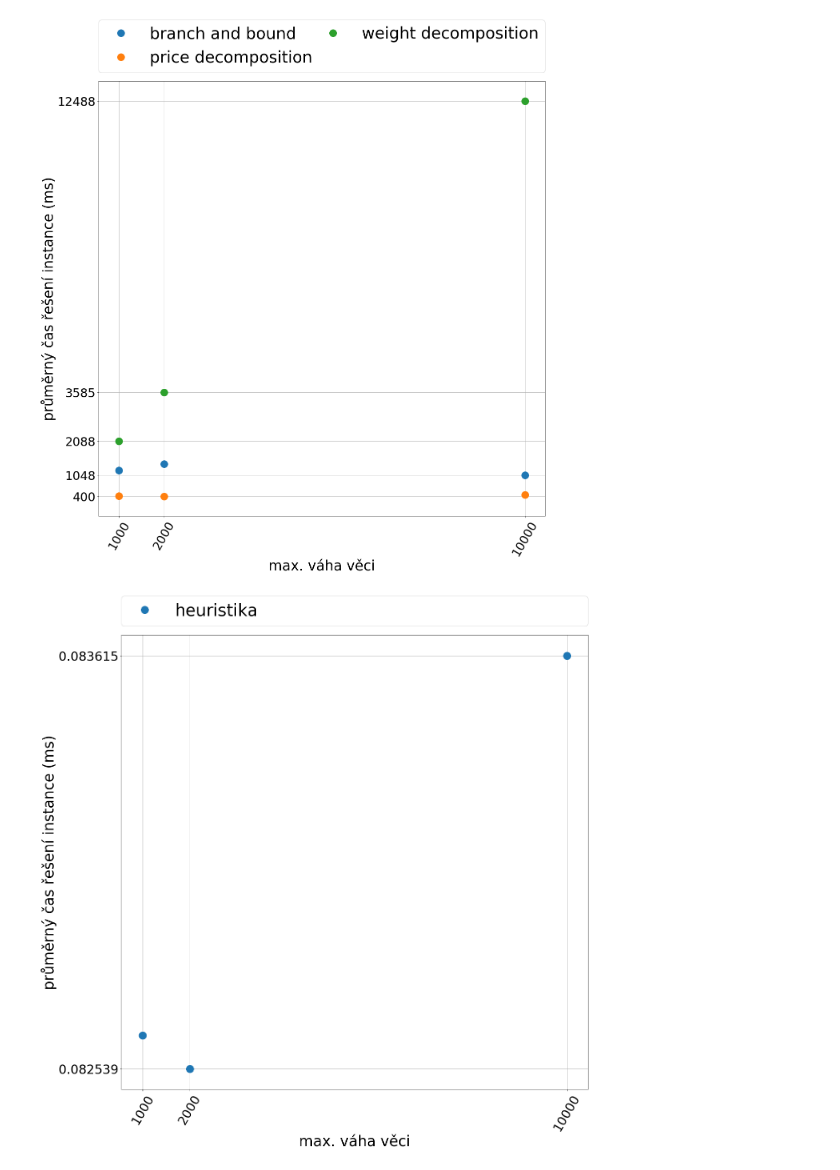
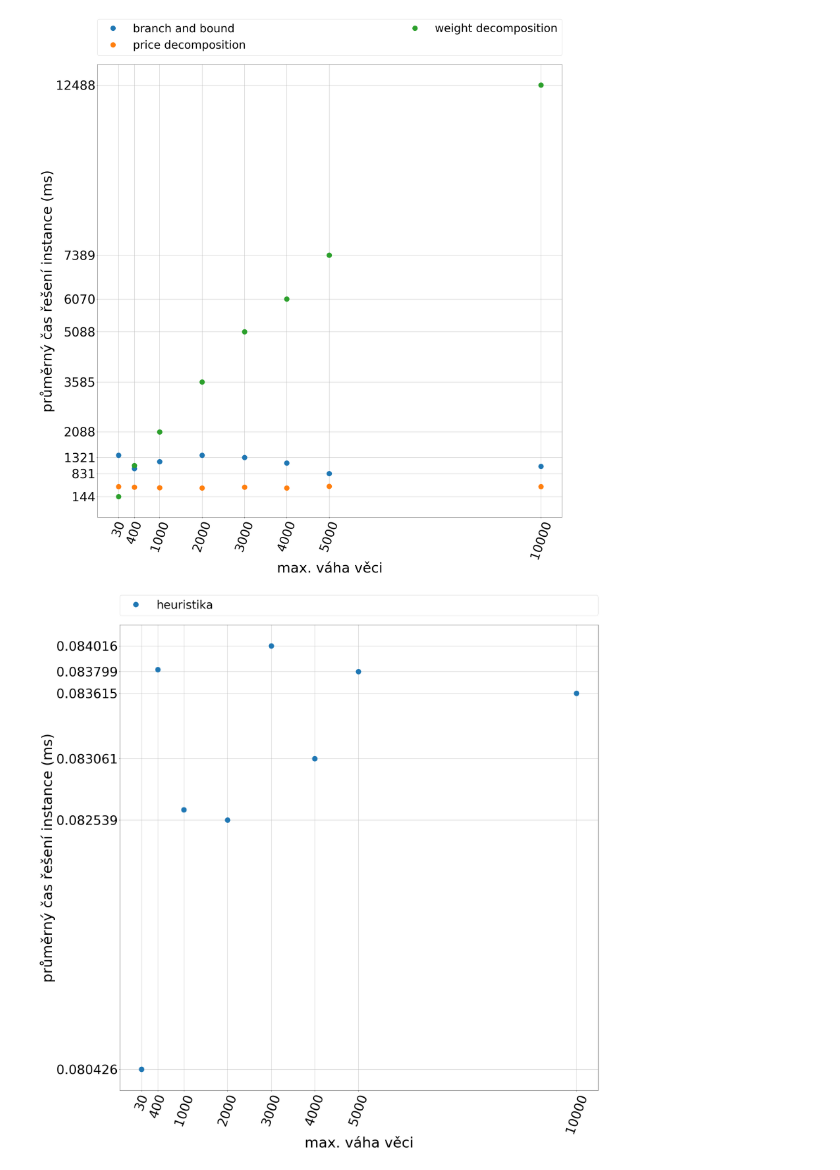
Before and after one commit to martilad/MI-PAA2018, a Jupyter notebook: task3/graphMake.ipynb, the cells around one changed output. Cells and saved outputs as stored; diff of their text form; code cells hidden in the pictures.

Commit message:
genereted new data and create report

```diff
--- a/task3/graphMake.ipynb
+++ b/task3/graphMake.ipynb
@@ -38,10 +38,10 @@ def do_plot(sizeX, sizeY, index, data, xLabel, yLabel, legend, file, yTicks = 30
 
     ax.legend(legend, bbox_to_anchor=(0., 1.02, 1., .102), fontsize = 40, ncol=2,
               loc='lower left',mode="expand", borderaxespad=0.)
-    plt.xticks(fontsize=30, rotation=60)
-    plt.yticks(fontsize=30)
-    plt.xlabel(xLabel, size = 35)
-    plt.ylabel(yLabel, size = 35)
+    plt.xticks(fontsize=45, rotation=70)
+    plt.yticks(fontsize=45)
+    plt.xlabel(xLabel, size = 50)
+    plt.ylabel(yLabel, size = 50)
     plt.grid()
     fig.savefig(file, bbox_inches='tight')
 # %%
@@ -78,4 +78,12 @@ def crate_data_frame(files, columns, divider = 1, mean = True):
     for i in loaded:
         add_row(df, loaded[i], columns, i, mean)
     return df
+# %%
+granM = ['05.G.M.csv', '10.G.M.csv', '15.G.M.csv', '20.G.M.csv', '25.G.M.csv', '30.G.M.csv', '35.G.M.csv']
+granV = ['05.G.V.csv', '10.G.V.csv', '15.G.V.csv', '20.G.V.csv', '25.G.V.csv', '30.G.V.csv', '35.G.V.csv']
+pomerM = ['05.m.csv','10.m.csv','20.m.csv','30.m.csv','40.m.csv','100.m.csv']
+maxW = ['30.W.csv', '400.W.csv', '1000.W.csv', '2000.W.csv', '3000.W.csv',
+                       '4000.W.csv','5000.W.csv','10000.W.csv']
+maxC = ['30.C.csv', '400.C.csv', '1000.C.csv', '2000.C.csv','3000.C.csv',
+                       '4000.C.csv','5000.C.csv','10000.C.csv']
 # %%
@@ -174,15 +166,13 @@ do_plot(20, 20, df.index, df[['avgE', 'maxE']],
 # %%
-df = crate_data_frame(['1000.W.csv', '2000.W.csv','10000.W.csv'
-                      ],
-                      ['tH', 'tBB', 'tDC', 'tDW'], 1)
+df = crate_data_frame(maxW,['tH', 'tBB', 'tDC', 'tDW'], 1)
 
-do_plot(20, 20, df.index, df[['tBB', 'tDC', 'tDW']],
+do_plot(30, 30, df.index, df[['tBB', 'tDC', 'tDW']],
         "max. váha věci", "průměrný čas řešení instance (ms)", ['branch and bound', 'price decomposition', 'weight decomposition'],
         "WE.pdf", 30, 1)
-do_plot(20, 20, df.index, df[['tH']],
+do_plot(30, 30, df.index, df[['tH']],
         "max. váha věci", "průměrný čas řešení instance (ms)", ['heuristika'],
-        "WH.pdf", 100, 1)
+        "WH.pdf", 800, 1)
 # %% [output]
-[figure, old version]
+[figure, new version]
-[figure, old version]
+[figure, new version]
 # %%
```
Also changed, not shown: parts of 9 cells of this notebook, 50 other files.
